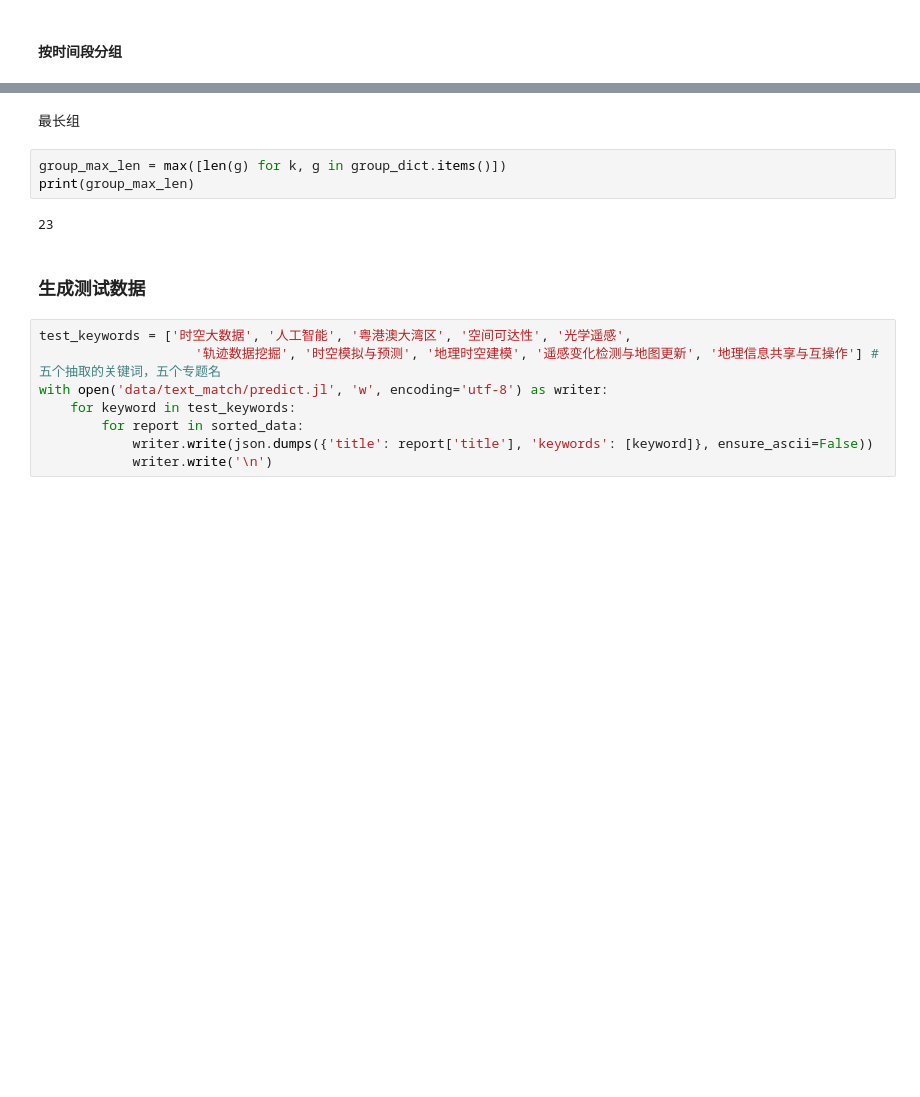
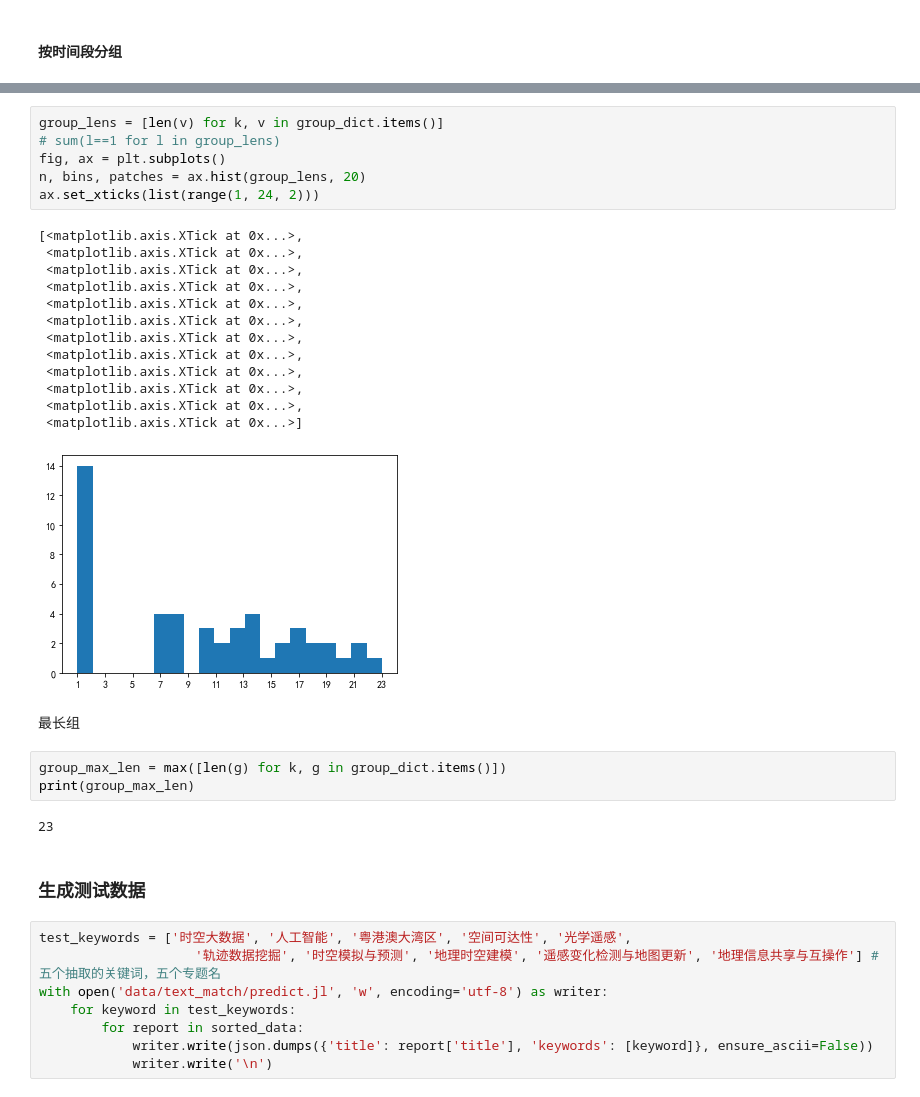
Before and after one commit to T-urning/ReportRecommendation, a Jupyter notebook: spatio_temporal_aware_recommendation.ipynb, the cells around one changed output, grey strips where cells are left out. Drawn from its saved outputs; the diff is of its cells as text; blank space fills up the shorter version.

```diff
--- a/spatio_temporal_aware_recommendation.ipynb
+++ b/spatio_temporal_aware_recommendation.ipynb
@@ -108,3 +121,23 @@ dict_keys(['特邀报告', '大会报告', '轨迹数据挖掘', '海洋大数
+# %%
+group_lens = [len(v) for k, v in group_dict.items()]
+# sum(l==1 for l in group_lens)
+fig, ax = plt.subplots()
+n, bins, patches = ax.hist(group_lens, 20)
+ax.set_xticks(list(range(1, 24, 2)))
+# %% [output]
+[<matplotlib.axis.XTick at 0x...>,
+ <matplotlib.axis.XTick at 0x...>,
+ <matplotlib.axis.XTick at 0x...>,
+ <matplotlib.axis.XTick at 0x...>,
+ <matplotlib.axis.XTick at 0x...>,
+ <matplotlib.axis.XTick at 0x...>,
+ <matplotlib.axis.XTick at 0x...>,
+ <matplotlib.axis.XTick at 0x...>,
+ <matplotlib.axis.XTick at 0x...>,
+ <matplotlib.axis.XTick at 0x...>,
+ <matplotlib.axis.XTick at 0x...>,
+ <matplotlib.axis.XTick at 0x...>]
+[figure, added]
 # %% [markdown]
 最长组
 # %%
```
Also changed, not shown: parts of 8 cells of this notebook, 2 other files.
